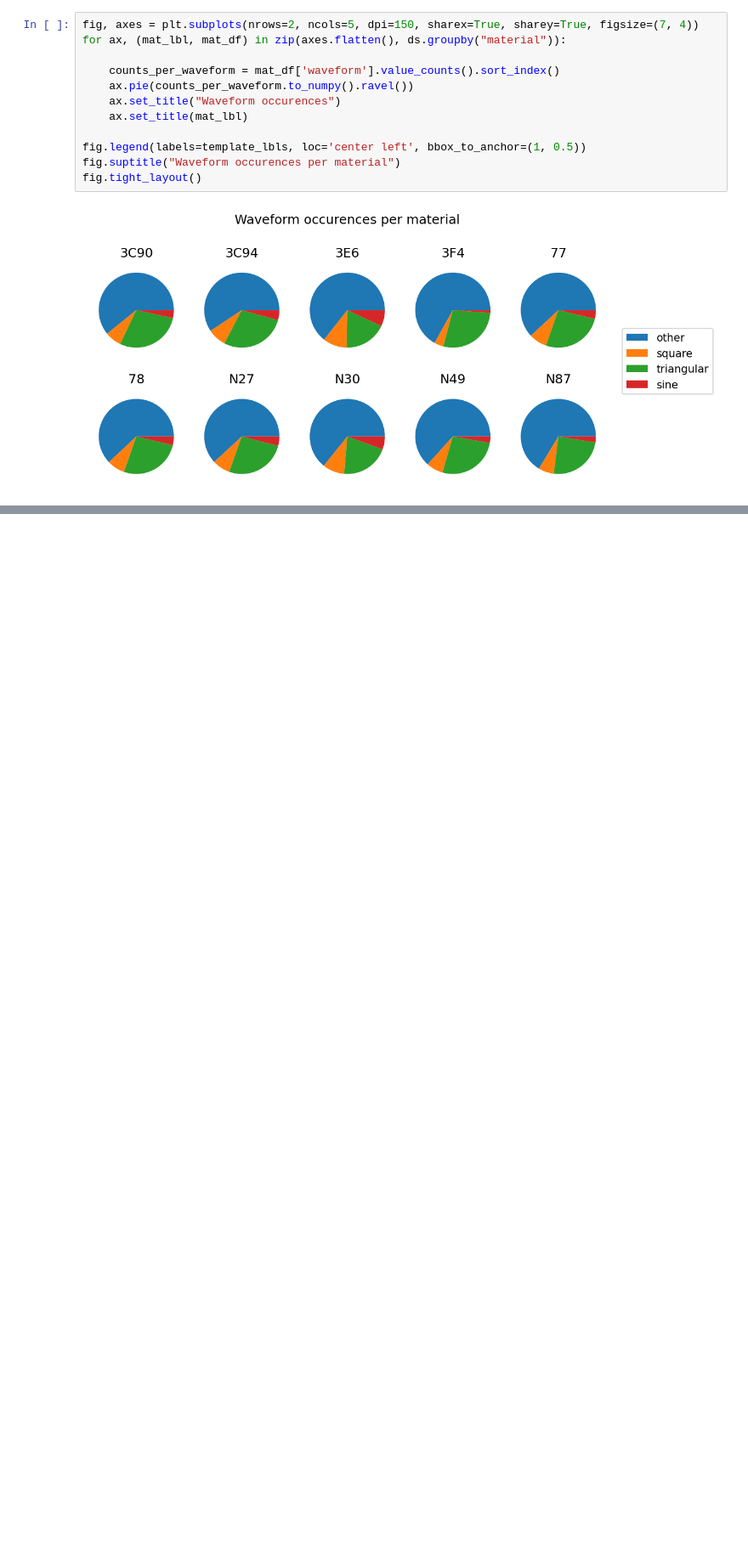
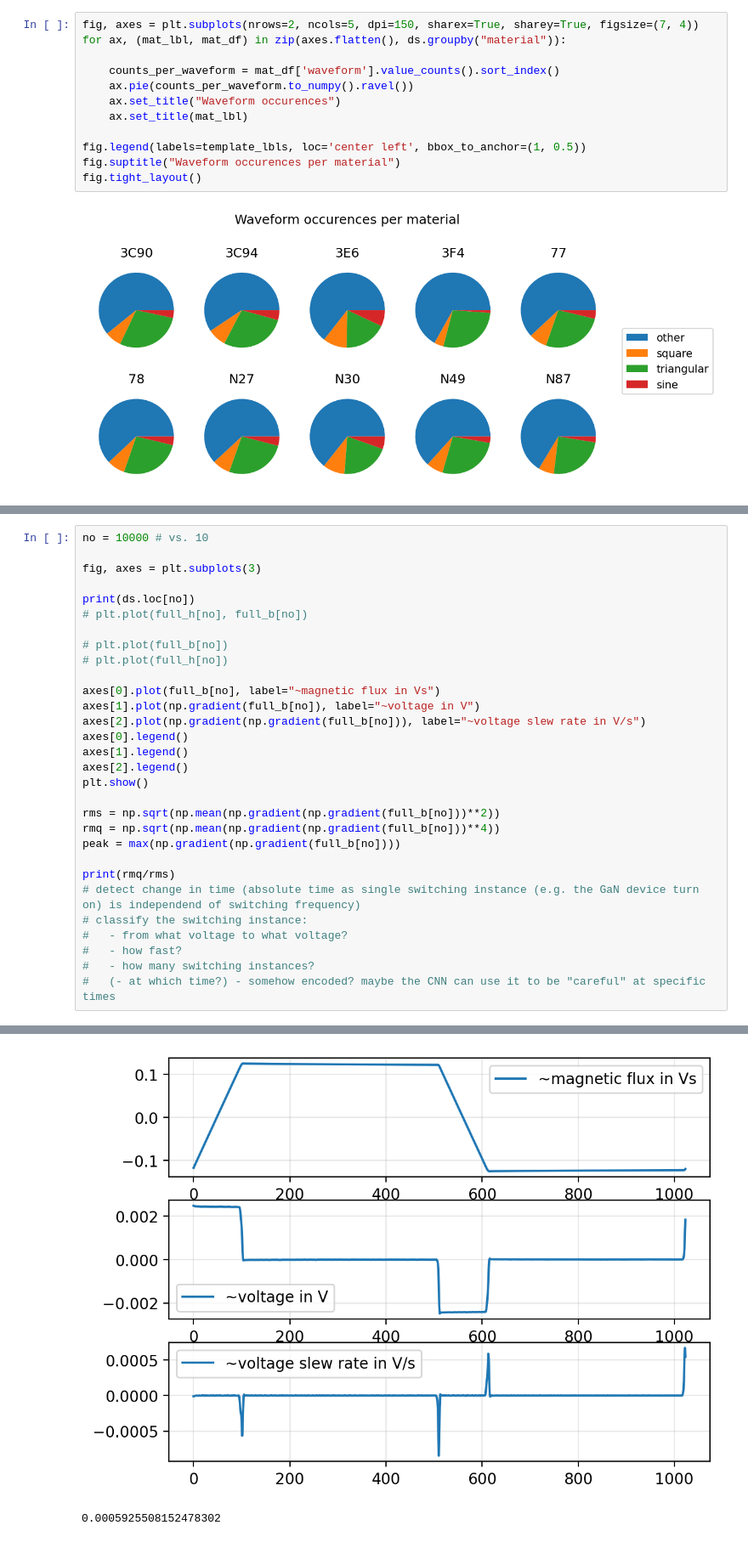
Before and after one commit to upb-lea/hardcore-magnet-challenge, a Jupyter notebook: notebooks/tp-2.0-filter_labeling.ipynb, the cells around one changed output, grey strips where cells are left out. Shown at 85% size. Saved outputs shown, nothing was run; the diff lists cells and outputs as text; blank space fills up the shorter version.

```diff
--- a/notebooks/tp-2.0-filter_labeling.ipynb
+++ b/notebooks/tp-2.0-filter_labeling.ipynb
@@ -94,0 +103,31 @@ fig.tight_layout()
+# %%
+no = 10000 # vs. 10
+
+fig, axes = plt.subplots(3)
+
+print(ds.loc[no])
+# plt.plot(full_h[no], full_b[no])
+
+# plt.plot(full_b[no])
+# plt.plot(full_h[no])
+
+axes[0].plot(full_b[no], label="~magnetic flux in Vs")
+axes[1].plot(np.gradient(full_b[no]), label="~voltage in V")
+axes[2].plot(np.gradient(np.gradient(full_b[no])), label="~voltage slew rate in V/s")
+axes[0].legend()
+axes[1].legend()
+axes[2].legend()
+plt.show()
+
+rms = np.sqrt(np.mean(np.gradient(np.gradient(full_b[no]))**2))
+rmq = np.sqrt(np.mean(np.gradient(np.gradient(full_b[no]))**4))
+peak = max(np.gradient(np.gradient(full_b[no])))
+
+print(rmq/rms)
+# detect change in time (absolute time as single switching instance (e.g. the GaN device turn on) is independend of switching frequency)
+# classify the switching instance:
+#   - from what voltage to what voltage?
+#   - how fast?
+#   - how many switching instances?
+#   (- at which time?) - somehow encoded? maybe the CNN can use it to be "careful" at specific times
+# %% [output]
@@ -94,0 +146,2 @@ fig.tight_layout()
+[figure, added]
+0.0005925508152478302
```
Also changed, not shown: parts of 5 cells of this notebook, 1 other file.
